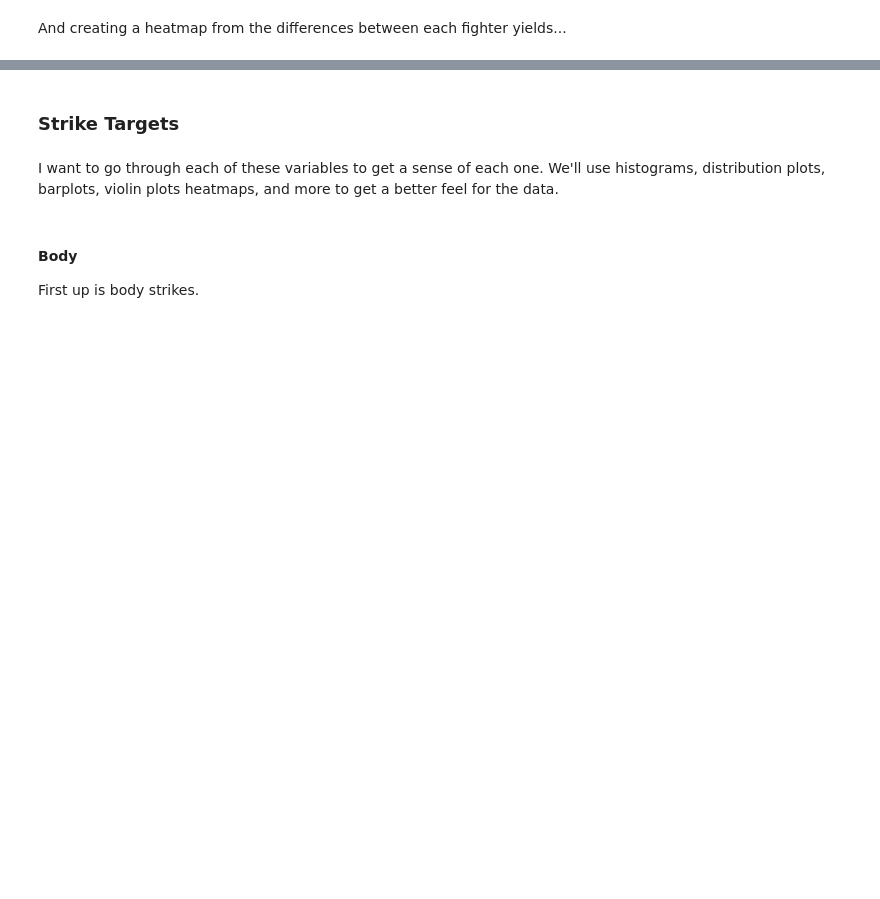
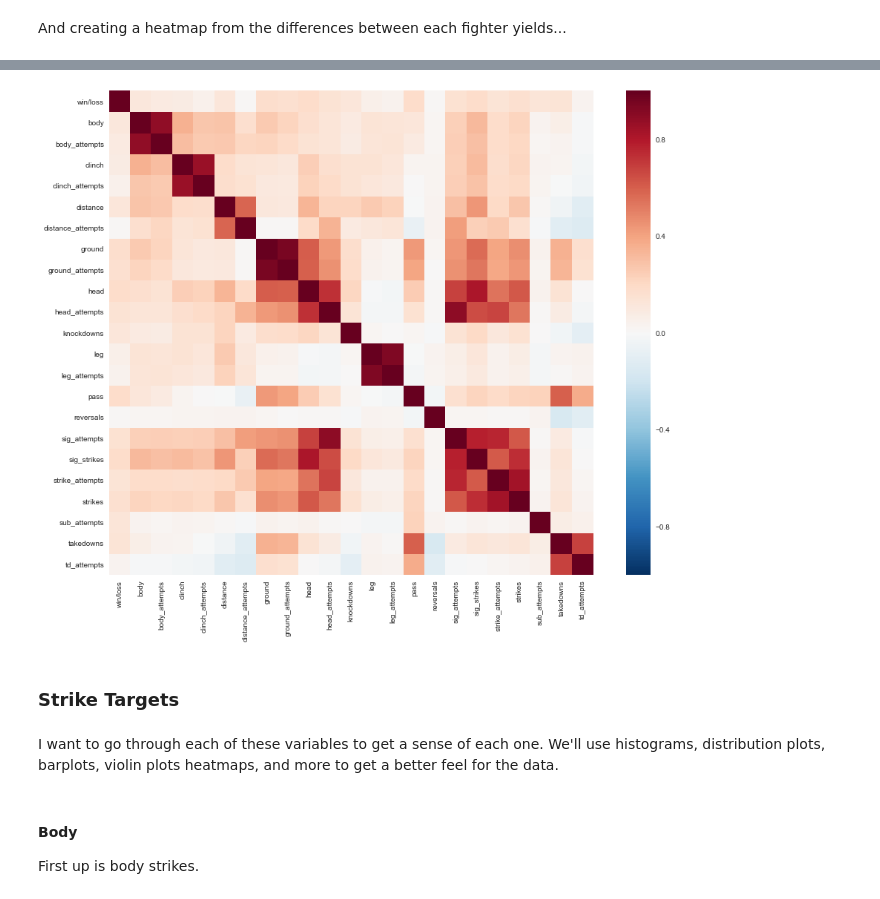
Before and after one commit to cfergusonlee/ufc_fight_analysis, a Jupyter notebook: ufc_analysis.ipynb, the cells around one changed output, grey strips where cells are left out. Saved outputs shown, nothing was run; the diff lists cells and outputs as text; code cells hidden in the pictures; blank space fills up the shorter version.

Commit message:
Created fighter ratios

```diff
--- a/ufc_analysis.ipynb
+++ b/ufc_analysis.ipynb
@@ -240,10 +358,17 @@ fighter_b = fight_df[fight_df.index%2==1]
 fighter_a.reset_index(inplace=True, drop=True)
 fighter_b.reset_index(inplace=True, drop=True)
 
-fight_loser = fighter_a.copy()
-fight_winner = fighter_b.copy()
+fight_loser_diff = fighter_a.copy()
+fight_winner_diff = fighter_b.copy()
+fight_loser_ratio = fighter_a.copy()
+fight_winner_ratio = fighter_b.copy()
 
-fight_loser.loc[:, cols] = fighter_a[cols] - fighter_b[cols]
-fight_winner.loc[:, cols] = fighter_b[cols] - fighter_a[cols]
-fight_loser.head()
+fight_loser_diff.loc[:, cols] = fighter_a[cols] - fighter_b[cols]
+fight_winner_diff.loc[:, cols] = fighter_b[cols] - fighter_a[cols]
+
+fighter_a.loc[:, cols] += 1
+fighter_b.loc[:, cols] += 1
+
+fight_loser_ratio.loc[:, cols] = fighter_a[cols] / fighter_b[cols]
+fight_winner_ratio.loc[:, cols] = fighter_b[cols] / fighter_a[cols]
 # %%
@@ -251,8 +414,13 @@ fight_winner.head()
 # %%
 fight_diffs = pd.concat(
-    [fight_winner,fight_loser],
+    [fight_winner_diff,fight_loser_diff],
     ignore_index=True
     )
+
+fight_ratios = pd.concat(
+    [fight_winner_ratio,fight_loser_ratio],
+    ignore_index=True
+    )
 # %% [markdown]
 ## Variables
 # %% [markdown]
@@ -289,3 +463,10 @@ plt.show()
+# %%
+corrmat = fight_ratios.drop(['fight_id', 'round'], axis=1).corr()
+plt.figure(figsize=(16,12))
+sns.heatmap(corrmat, square=True)
+plt.show()
+# %% [output]
+[figure, added]
 # %% [markdown]
 ### Strike Targets
 # %% [markdown]
```
Also changed, not shown: parts of 117 cells of this notebook, 2 other files.
